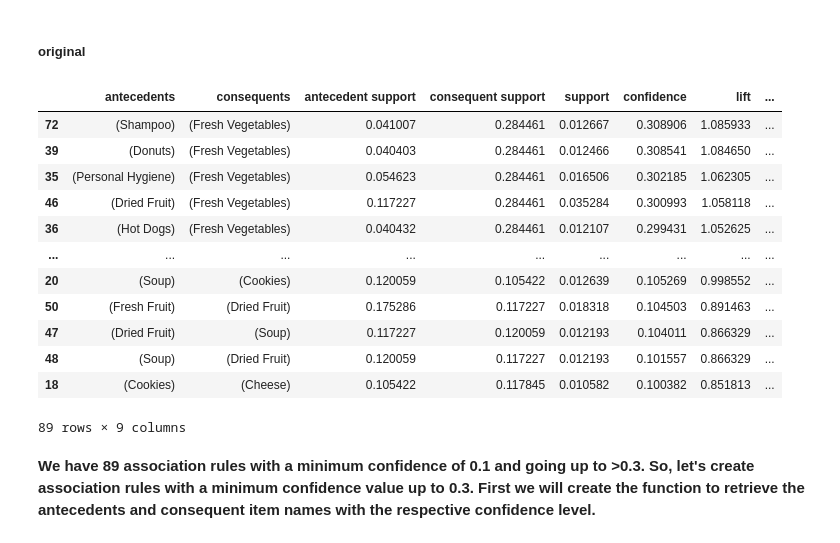
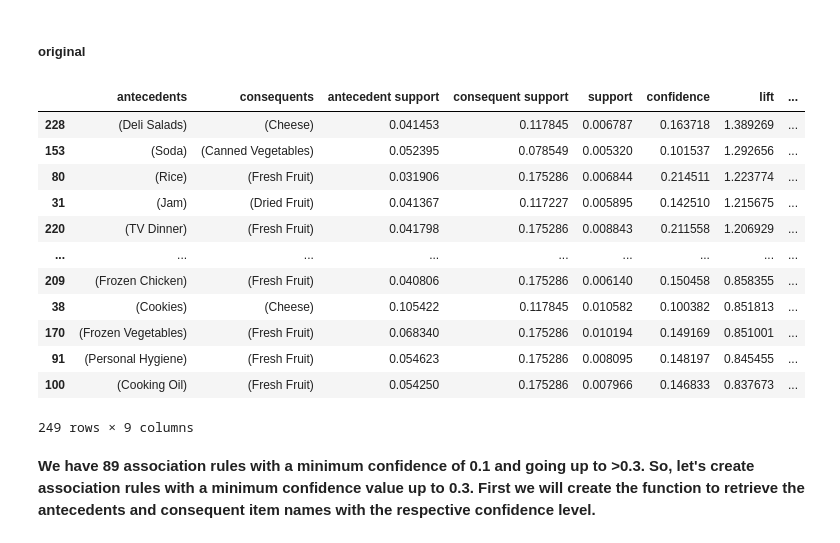
Before and after one commit to ijustsnapped/DataMine_PI, a Jupyter notebook: PD_202425_Project1/PD_202425_Project.ipynb, the cells around one changed output. Drawn from its saved outputs; the diff is of its cells as text; code cells hidden in the pictures.

```diff
--- a/PD_202425_Project1/PD_202425_Project.ipynb
+++ b/PD_202425_Project1/PD_202425_Project.ipynb
@@ -922,31 +957,31 @@ rules_01
 # %% [markdown]
 ##### **original**
 # %%
-supp = 0.01
+supp = 0.005
 
 frequent_subsets = fpgrowth(binary_foodmart, min_support=supp, use_colnames=True)
 
 #Now the association rules
 conf = 0.1
 rules_01 = association_rules(frequent_subsets, metric="confidence", min_threshold=conf)
 
 # Print the generated association rules for confidence
 rules_01
-rules_01.sort_values(by='confidence', ascending=False)
+rules_01.sort_values(by='lift', ascending=False)
 # %% [output]
 |  | antecedents | consequents | antecedent support | consequent support | support | confidence | lift | ... |
-| 72 | (Shampoo) | (Fresh Vegetables) | 0.041007 | 0.284461 | 0.012667 | 0.308906 | 1.085933 | ... |
-| 39 | (Donuts) | (Fresh Vegetables) | 0.040403 | 0.284461 | 0.012466 | 0.308541 | 1.084650 | ... |
-| 35 | (Personal Hygiene) | (Fresh Vegetables) | 0.054623 | 0.284461 | 0.016506 | 0.302185 | 1.062305 | ... |
-| 46 | (Dried Fruit) | (Fresh Vegetables) | 0.117227 | 0.284461 | 0.035284 | 0.300993 | 1.058118 | ... |
-| 36 | (Hot Dogs) | (Fresh Vegetables) | 0.040432 | 0.284461 | 0.012107 | 0.299431 | 1.052625 | ... |
+| 228 | (Deli Salads) | (Cheese) | 0.041453 | 0.117845 | 0.006787 | 0.163718 | 1.389269 | ... |
+| 153 | (Soda) | (Canned Vegetables) | 0.052395 | 0.078549 | 0.005320 | 0.101537 | 1.292656 | ... |
+| 80 | (Rice) | (Fresh Fruit) | 0.031906 | 0.175286 | 0.006844 | 0.214511 | 1.223774 | ... |
+| 31 | (Jam) | (Dried Fruit) | 0.041367 | 0.117227 | 0.005895 | 0.142510 | 1.215675 | ... |
+| 220 | (TV Dinner) | (Fresh Fruit) | 0.041798 | 0.175286 | 0.008843 | 0.211558 | 1.206929 | ... |
 | ... | ... | ... | ... | ... | ... | ... | ... | ... |
-| 20 | (Soup) | (Cookies) | 0.120059 | 0.105422 | 0.012639 | 0.105269 | 0.998552 | ... |
-| 50 | (Fresh Fruit) | (Dried Fruit) | 0.175286 | 0.117227 | 0.018318 | 0.104503 | 0.891463 | ... |
-| 47 | (Dried Fruit) | (Soup) | 0.117227 | 0.120059 | 0.012193 | 0.104011 | 0.866329 | ... |
-| 48 | (Soup) | (Dried Fruit) | 0.120059 | 0.117227 | 0.012193 | 0.101557 | 0.866329 | ... |
-| 18 | (Cookies) | (Cheese) | 0.105422 | 0.117845 | 0.010582 | 0.100382 | 0.851813 | ... |
+| 209 | (Frozen Chicken) | (Fresh Fruit) | 0.040806 | 0.175286 | 0.006140 | 0.150458 | 0.858355 | ... |
+| 38 | (Cookies) | (Cheese) | 0.105422 | 0.117845 | 0.010582 | 0.100382 | 0.851813 | ... |
+| 170 | (Frozen Vegetables) | (Fresh Fruit) | 0.068340 | 0.175286 | 0.010194 | 0.149169 | 0.851001 | ... |
+| 91 | (Personal Hygiene) | (Fresh Fruit) | 0.054623 | 0.175286 | 0.008095 | 0.148197 | 0.845455 | ... |
+| 100 | (Cooking Oil) | (Fresh Fruit) | 0.054250 | 0.175286 | 0.007966 | 0.146833 | 0.837673 | ... |
-89 rows × 9 columns
+249 rows × 9 columns
 # %% [markdown]
 **We have 89 association rules with a minimum confidence of 0.1 and going up to >0.3. So, let's create association rules with a minimum confidence value up to 0.3.**
 **First we will create the function to retrieve the antecedents and consequent item names with the respective confidence level.**
```
Also changed, not shown: parts of 15 cells of this notebook, 1 other file.
